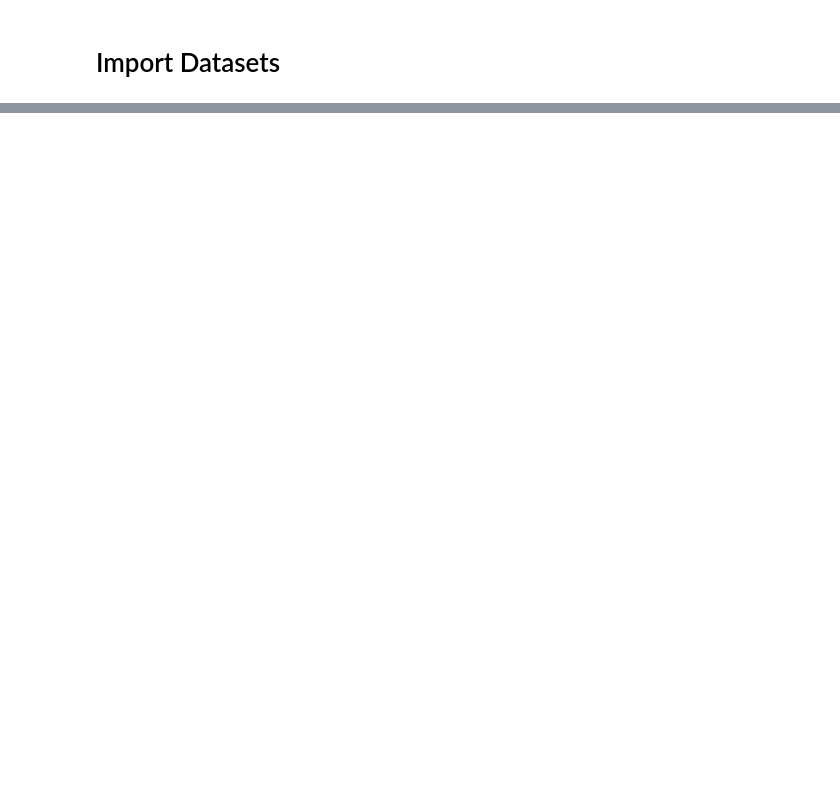
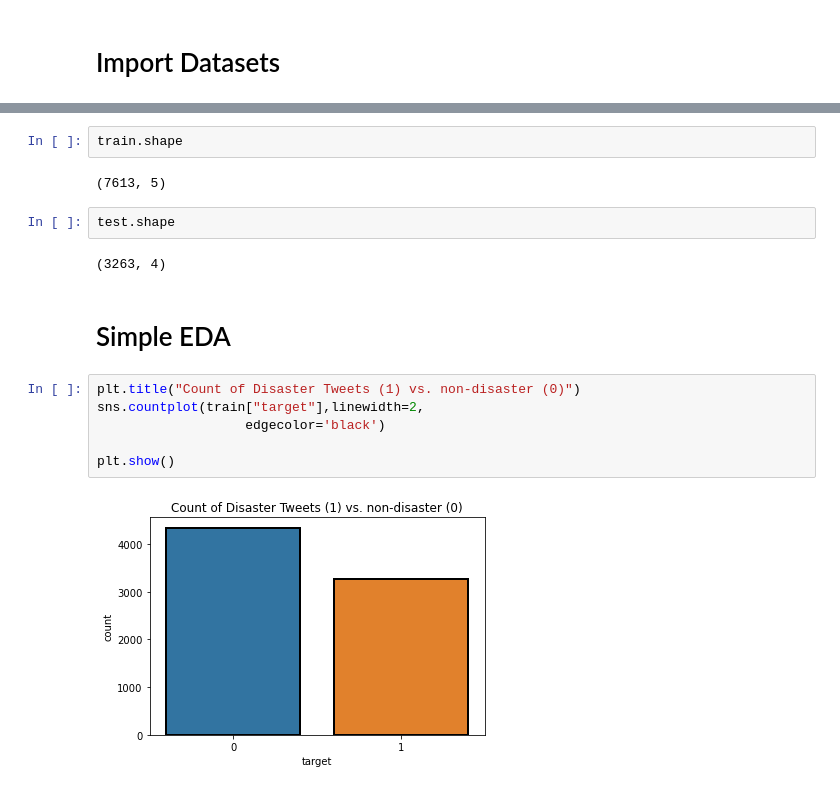
Before and after one commit to choi-b/Twitter_DisasterPrediction, a Jupyter notebook: Twitter_Analysis.ipynb, the cells around one changed output, grey strips where cells are left out. Cells and saved outputs as stored; diff of their text form; blank space fills up the shorter version.

Commit message:
simple Log Reg 5.13

```diff
--- a/Twitter_Analysis.ipynb
+++ b/Twitter_Analysis.ipynb
@@ -47,0 +56,18 @@ test = pd
+# %%
+train.shape
+# %% [output]
+(7613, 5)
+# %%
+test.shape
+# %% [output]
+(3263, 4)
+# %% [markdown]
+# Simple EDA
+# %%
+plt.title("Count of Disaster Tweets (1) vs. non-disaster (0)")
+sns.countplot(train["target"],linewidth=2,
+                   edgecolor='black')
+
+plt.show()
+# %% [output]
+[figure, added]
```
Also changed, not shown: parts of 19 cells of this notebook, 2 other files.
